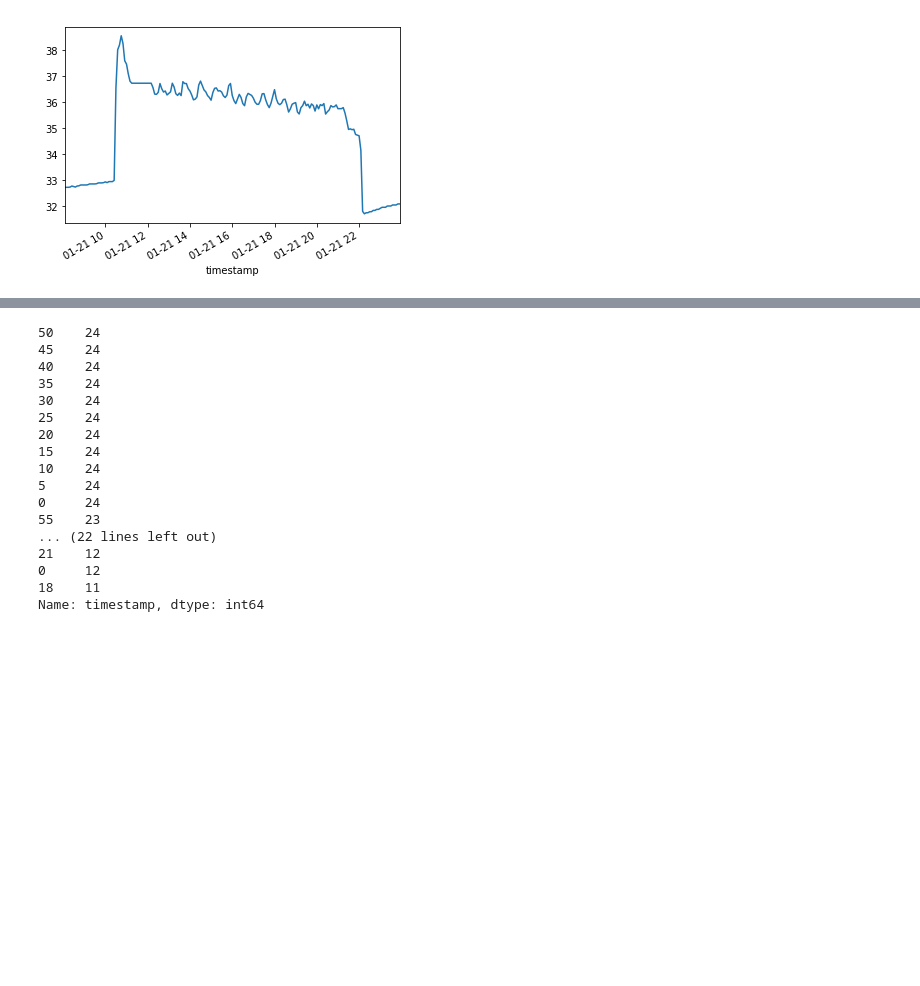
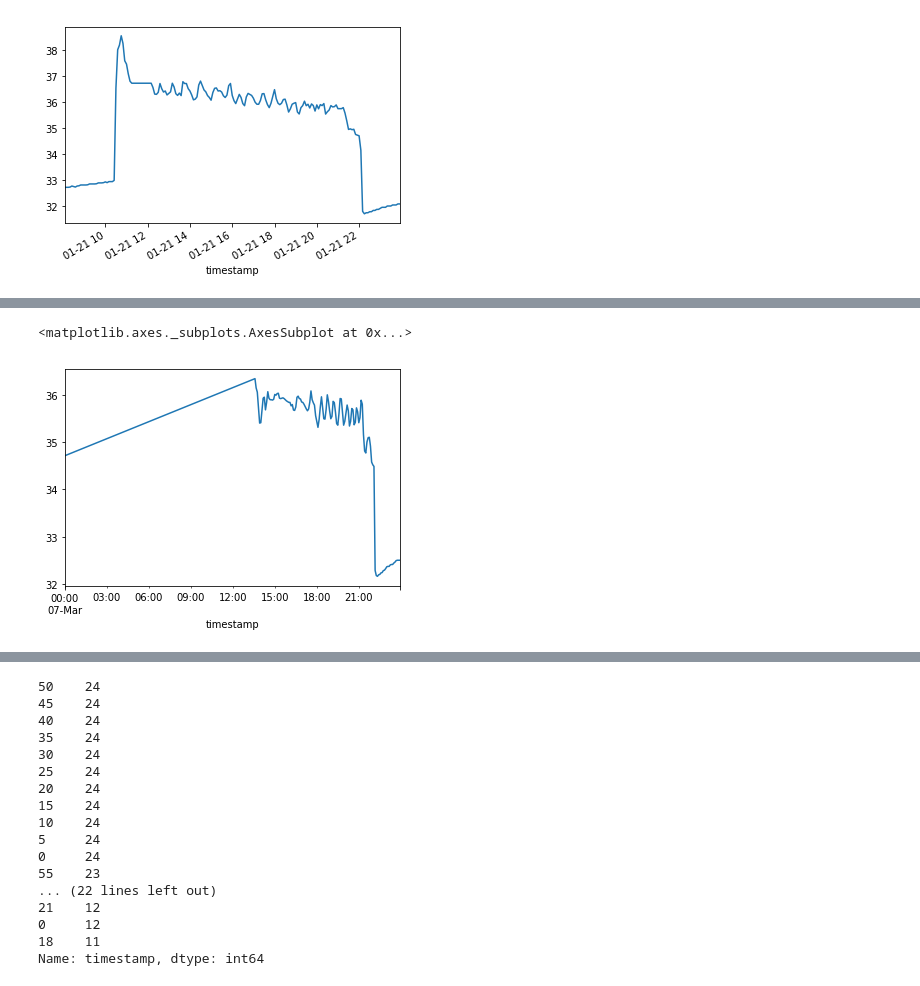
Before and after one commit to codingneo/ts-anomaly, a Jupyter notebook: notebooks/data-exploration.ipynb, the cells around one changed output, grey strips where cells are left out. Saved outputs shown, nothing was run; the diff lists cells and outputs as text; code cells hidden in the pictures; blank space fills up the shorter version.

```diff
--- a/notebooks/data-exploration.ipynb
+++ b/notebooks/data-exploration.ipynb
@@ -60,0 +74,5 @@ day_completed_series1['2019-01-21'].plot()
+# %%
+day_completed_series1['2019-03-07'].plot()
+# %% [output]
+<matplotlib.axes._subplots.AxesSubplot at 0x...>
+[figure, added]
```
Also changed, not shown: parts of 13 cells of this notebook.
